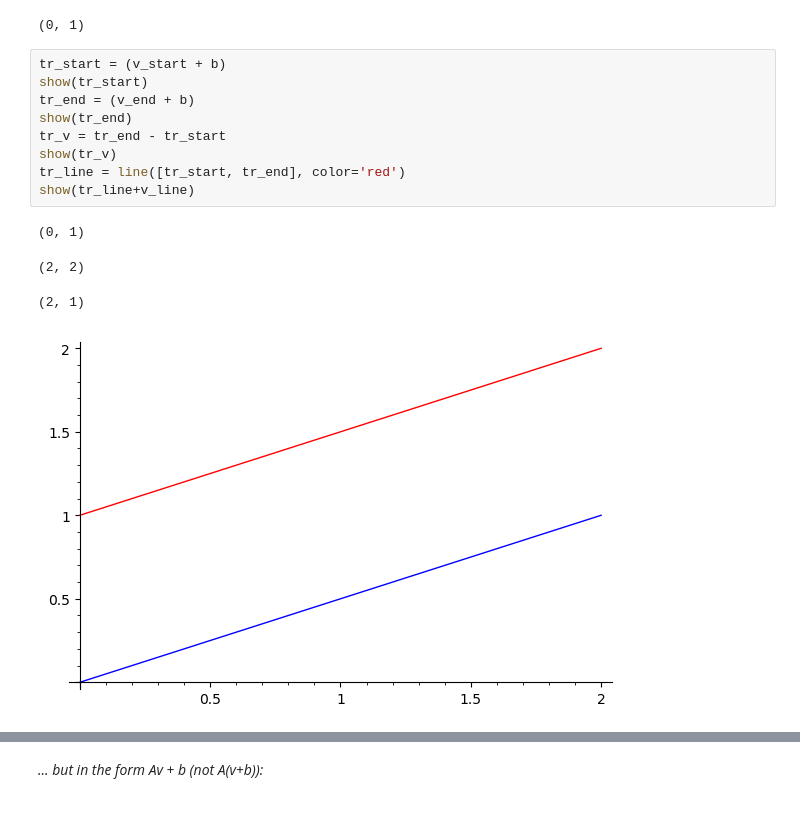
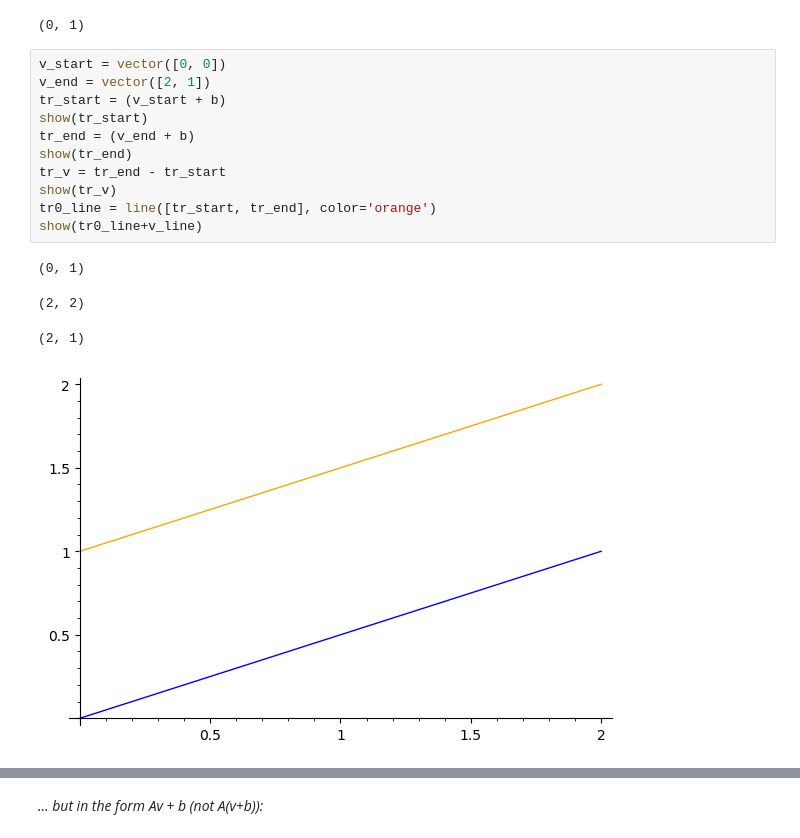
Before and after one commit to magalidebruyn/CS111B-Linear-Mathematical-Systems, a Jupyter notebook: CS111B Final Problemset.ipynb, the cells around one changed output, grey strips where cells are left out. Drawn from its saved outputs; the diff is of its cells as text.

```diff
--- a/CS111B Final Problemset.ipynb
+++ b/CS111B Final Problemset.ipynb
@@ -397,17 +420,19 @@ show(b)
 # %% [output]
 (0, 1)
 # %%
+v_start = vector([0, 0])
+v_end = vector([2, 1])
 tr_start = (v_start + b)
 show(tr_start)
 tr_end = (v_end + b)
 show(tr_end)
 tr_v = tr_end - tr_start
 show(tr_v)
-tr_line = line([tr_start, tr_end], color='red')
-show(tr_line+v_line)
+tr0_line = line([tr_start, tr_end], color='orange')
+show(tr0_line+v_line)
 # %% [output]
 (0, 1)
 (2, 2)
 (2, 1)
-[figure, old version]
+[figure, new version]
 # %%
```
Also changed, not shown: parts of 52 cells of this notebook.
